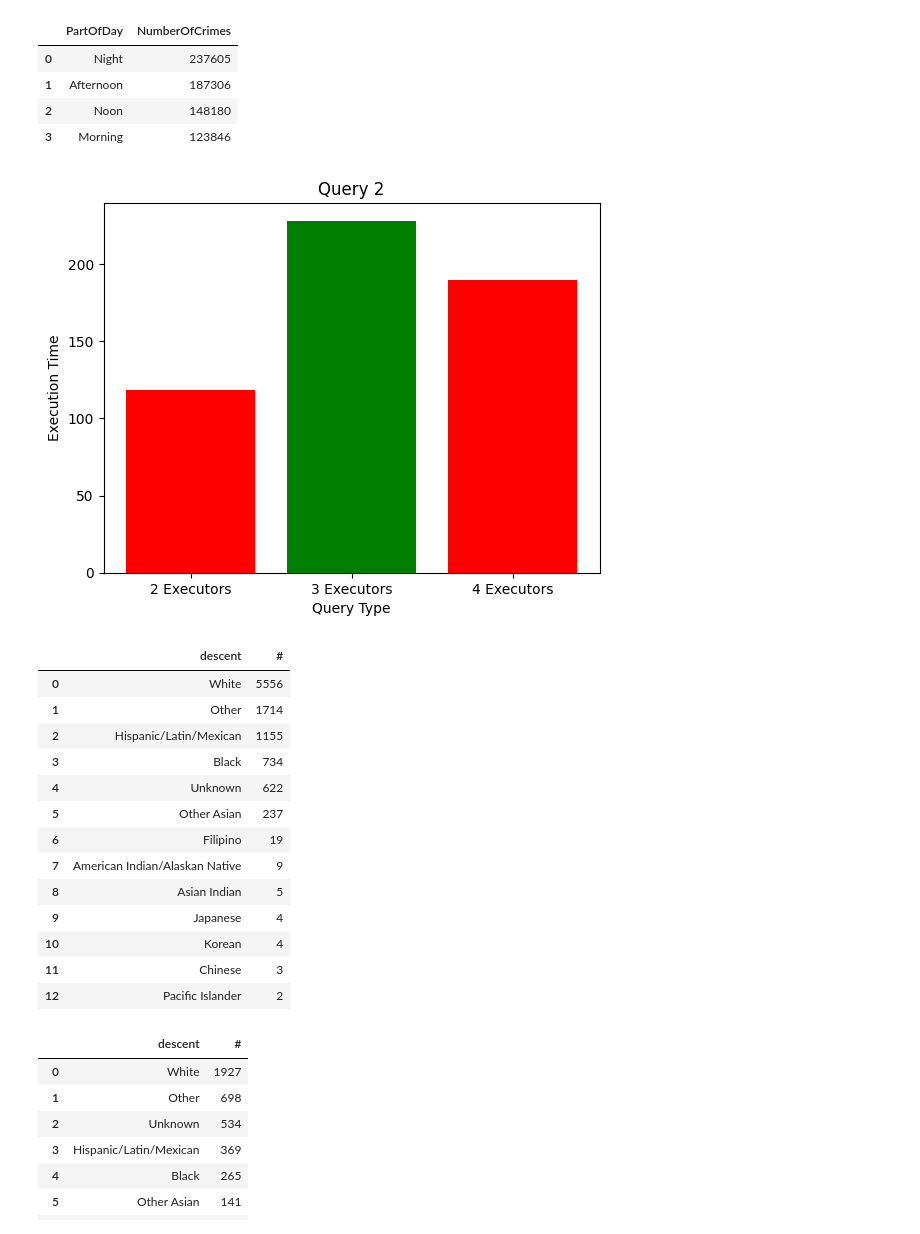
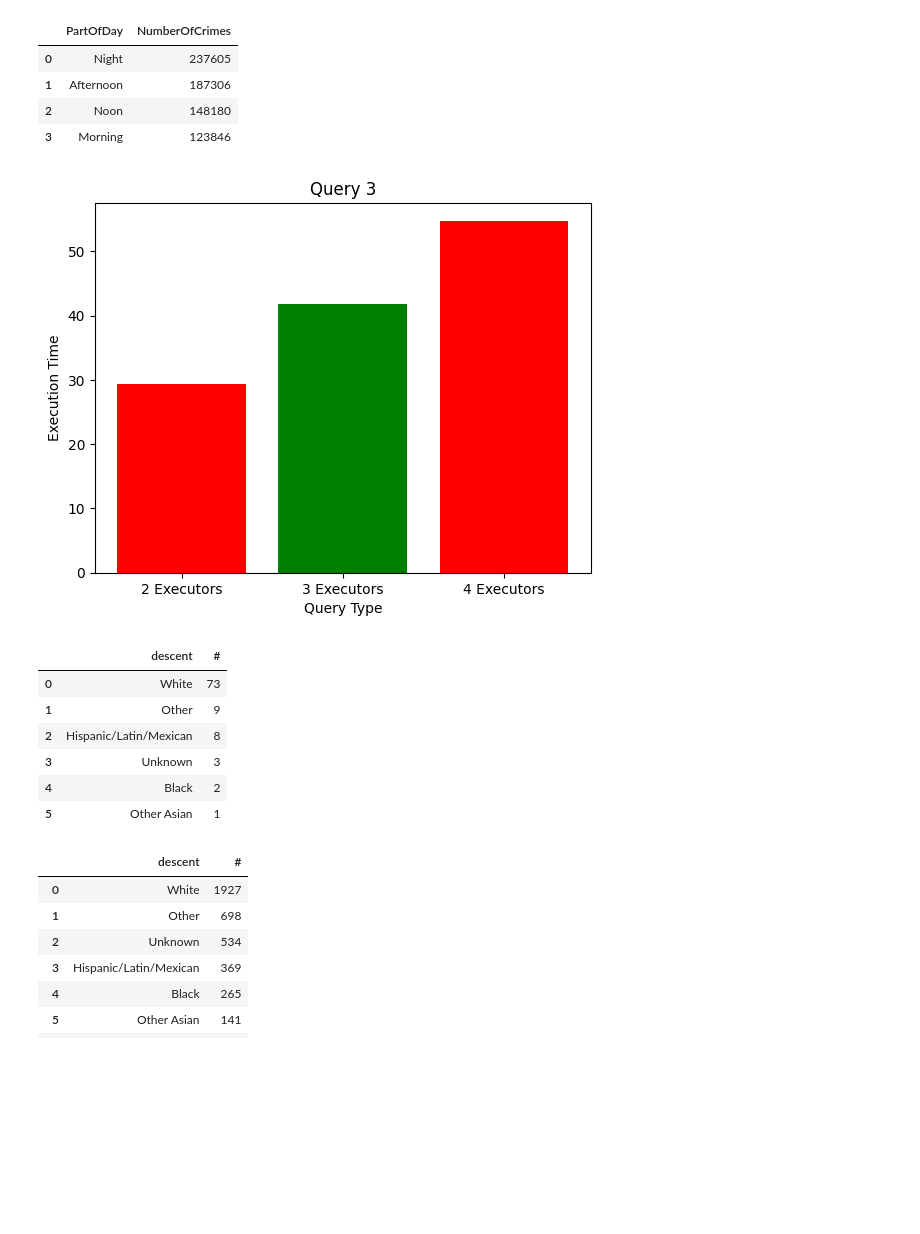
Before and after one commit to DVasios/Advanced-Database-Systems, a Jupyter notebook: results.ipynb, the cells around one changed output. Drawn from its saved outputs; the diff is of its cells as text; code cells hidden in the pictures; blank space fills up the shorter version.

```diff
--- a/results.ipynb
+++ b/results.ipynb
@@ -101,39 +101,32 @@ q2_rdd_df.head(30)
 # %%
 # QUERY 3
 
 # Plot
 q3_2_df = exec_times[exec_times['Name'] == 'q3_2_df']
 q3_3_df = exec_times[exec_times['Name'] == 'q3_3_df']
 q3_4_df = exec_times[exec_times['Name'] == 'q3_4_df']
 
 categories = ['2 Executors','3 Executors', '4 Executors']
 values = [q3_2_df.values[0][1], q3_3_df.values[0][1], q3_4_df.values[0][1]]
 colors = ['red', 'green']
 plt.bar(categories,values, color=colors)
 plt.xlabel('Query Type')
 plt.ylabel('Execution Time')
-plt.title('Query 2')
+plt.title('Query 3')
 plt.show()
 
 # 1st highest income
 q3_df_desc_1_df = pd.read_csv(f'{project_home}/results/q3_df_desc_1.csv')
 q3_df_desc_1_df.head(100)
 # %% [output]
-[figure, old version]
+[figure, new version]
 |  | descent | # |
-| 0 | White | 5556 |
-| 1 | Other | 1714 |
-| 2 | Hispanic/Latin/Mexican | 1155 |
-| 3 | Black | 734 |
-| 4 | Unknown | 622 |
-| 5 | Other Asian | 237 |
-| 6 | Filipino | 19 |
-| 7 | American Indian/Alaskan Native | 9 |
-| 8 | Asian Indian | 5 |
-| 9 | Japanese | 4 |
-| 10 | Korean | 4 |
-| 11 | Chinese | 3 |
-| 12 | Pacific Islander | 2 |
+| 0 | White | 73 |
+| 1 | Other | 9 |
+| 2 | Hispanic/Latin/Mexican | 8 |
+| 3 | Unknown | 3 |
+| 4 | Black | 2 |
+| 5 | Other Asian | 1 |
 # %%
 # 2nd Highest Income
 q3_df_desc_2_df = pd.read_csv(f'{project_home}/results/q3_df_desc_2.csv')
```
Also changed, not shown: parts of 4 cells of this notebook, 9 other files.
